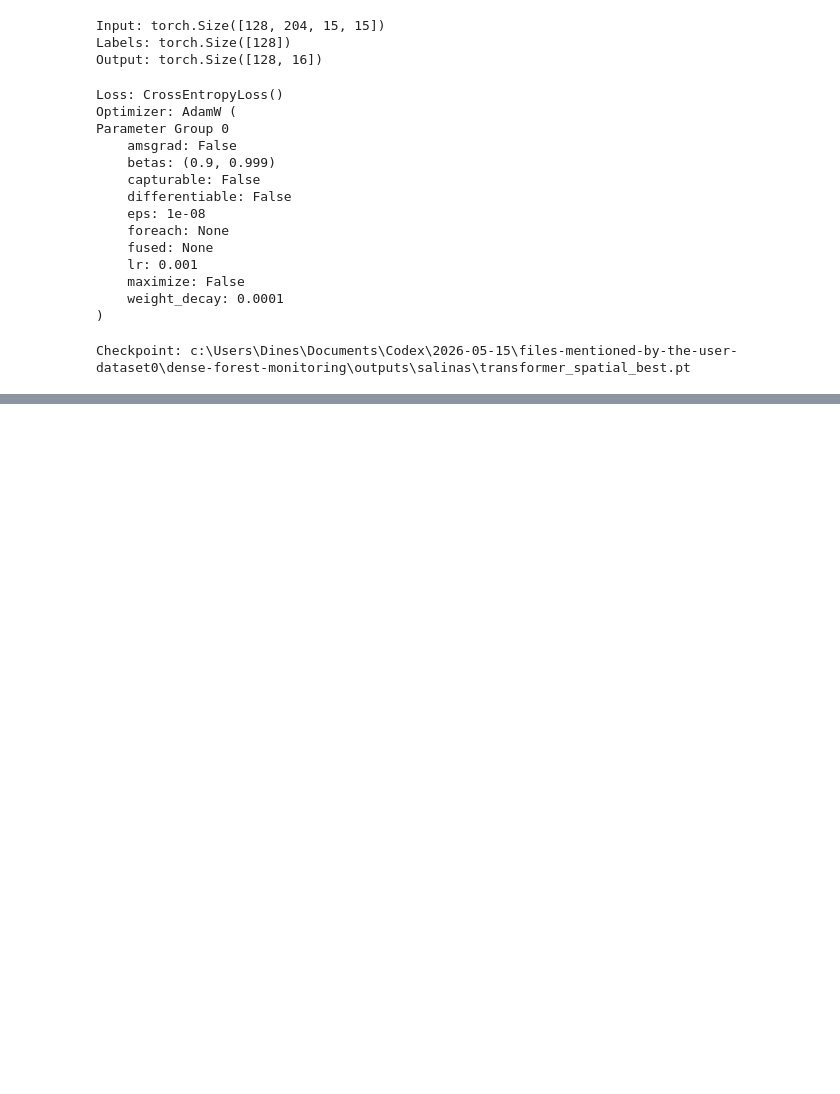
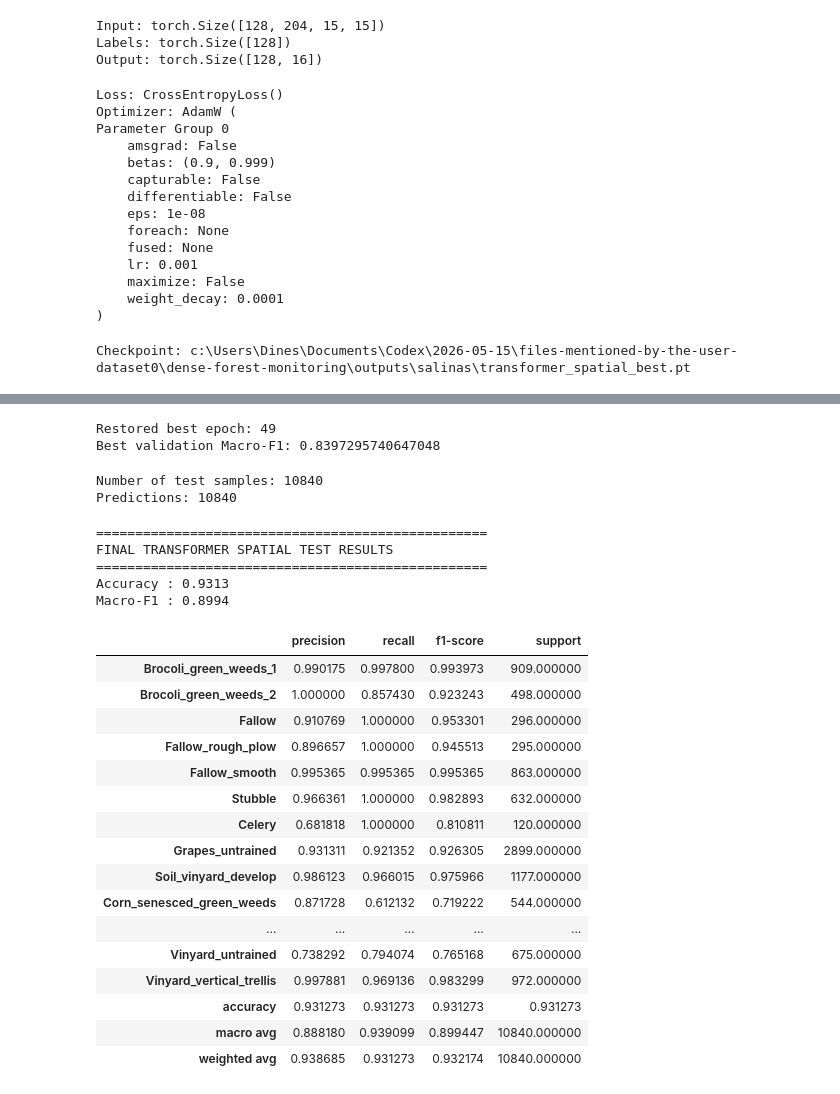
Before and after one commit to N-0-MAD/Efficient-Spatial-Spectral-Deep-Learning-for-Hyperspectral-Image, a Jupyter notebook: notebooks/transformer_spatial_experiment.ipynb, the cells around one changed output, grey strips where cells are left out. Cells and saved outputs as stored; diff of their text form; code cells hidden in the pictures; blank space fills up the shorter version.

```diff
--- a/notebooks/transformer_spatial_experiment.ipynb
+++ b/notebooks/transformer_spatial_experiment.ipynb
@@ -441,0 +445,15 @@ Epoch 10 | Loss: 0.0370 | Val Acc: 0.8957 | Val Macro-F1: 0.8286
+# %%
+# Restore the best Transformer checkpoint found on validation Macro-F1
+
+if best_state is None:
+    raise RuntimeError("No best Transformer checkpoint was saved.")
+
+model.load_state_dict(best_state)
+model.to(device)
+model.eval()
+
+print("Restored best epoch:", best_epoch)
+print("Best validation Macro-F1:", best_macro_f1)
+# %% [output]
+Restored best epoch: 49
+Best validation Macro-F1: 0.8397295740647048
@@ -441,0 +481,58 @@ Epoch 10 | Loss: 0.0370 | Val Acc: 0.8957 | Val Macro-F1: 0.8286
+# %%
+y_test, y_pred = collect_predictions(
+    model,
+    test_loader
+)
+
+print("Number of test samples:", len(y_test))
+print("Predictions:", len(y_pred))
+# %% [output]
+Number of test samples: 10840
+Predictions: 10840
+# %%
+test_accuracy = accuracy_score(y_test, y_pred)
+test_macro_f1 = macro_f1_score(y_test, y_pred)
+
+print("=" * 50)
+print("FINAL TRANSFORMER SPATIAL TEST RESULTS")
+print("=" * 50)
+print(f"Accuracy : {test_accuracy:.4f}")
+print(f"Macro-F1 : {test_macro_f1:.4f}")
+# %% [output]
+==================================================
+FINAL TRANSFORMER SPATIAL TEST RESULTS
+==================================================
+Accuracy : 0.9313
+Macro-F1 : 0.8994
+# %%
+from sklearn.metrics import classification_report
+
+report = classification_report(
+    y_test,
+    y_pred,
+    target_names=SALINAS_CLASS_NAMES,
+    output_dict=True,
+    zero_division=0,
+)
+
+transformer_report_df = pd.DataFrame(report).T
+
+display(transformer_report_df)
+# %% [output]
+|  | precision | recall | f1-score | support |
+| Brocoli_green_weeds_1 | 0.990175 | 0.997800 | 0.993973 | 909.000000 |
+| Brocoli_green_weeds_2 | 1.000000 | 0.857430 | 0.923243 | 498.000000 |
+| Fallow | 0.910769 | 1.000000 | 0.953301 | 296.000000 |
+| Fallow_rough_plow | 0.896657 | 1.000000 | 0.945513 | 295.000000 |
+| Fallow_smooth | 0.995365 | 0.995365 | 0.995365 | 863.000000 |
+| Stubble | 0.966361 | 1.000000 | 0.982893 | 632.000000 |
+| Celery | 0.681818 | 1.000000 | 0.810811 | 120.000000 |
+| Grapes_untrained | 0.931311 | 0.921352 | 0.926305 | 2899.000000 |
+| Soil_vinyard_develop | 0.986123 | 0.966015 | 0.975966 | 1177.000000 |
+| Corn_senesced_green_weeds | 0.871728 | 0.612132 | 0.719222 | 544.000000 |
+| ... | ... | ... | ... | ... |
+| Vinyard_untrained | 0.738292 | 0.794074 | 0.765168 | 675.000000 |
+| Vinyard_vertical_trellis | 0.997881 | 0.969136 | 0.983299 | 972.000000 |
+| accuracy | 0.931273 | 0.931273 | 0.931273 | 0.931273 |
+| macro avg | 0.888180 | 0.939099 | 0.899447 | 10840.000000 |
+| weighted avg | 0.938685 | 0.931273 | 0.932174 | 10840.000000 |
```
Also changed, not shown: parts of 10 cells of this notebook, 45 other files.
